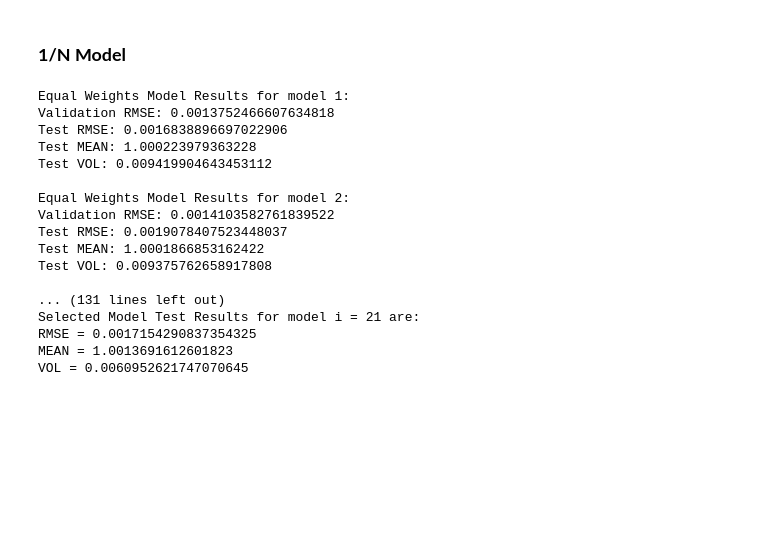
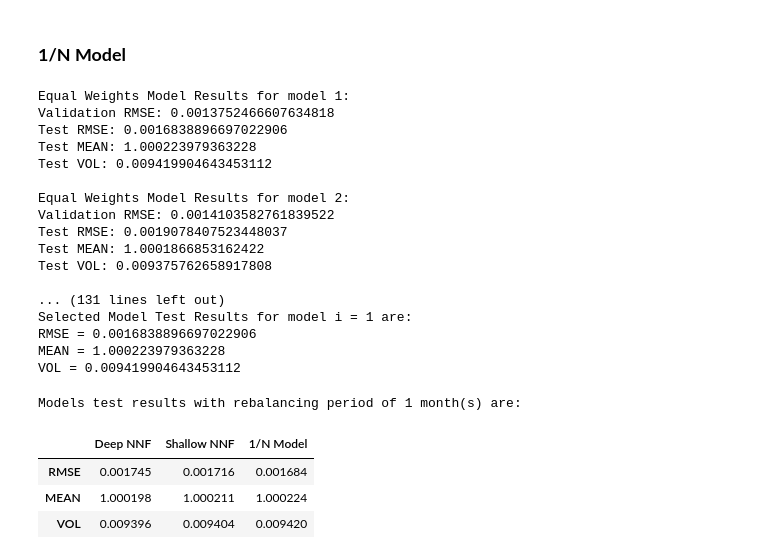
Before and after one commit to hamidreza-rhz/Index-tracking-portfolio-optimization-using-deep-learning, a Jupyter notebook: mlp build.ipynb, the cells around one changed output. Drawn from its saved outputs; the diff is of its cells as text; code cells hidden in the pictures; blank space fills up the shorter version.

Commit message:
test results dataframe with every models

```diff
--- a/mlp build.ipynb
+++ b/mlp build.ipynb
@@ -300,8 +300,8 @@ def train_shallow_nnf(x_train, y_train, i):
     print(f'Training time: {training_time}')
 # %%
 #shallow nnf
-valid_rmse_list = []
-test_results = []
+shallow_nnf_valid_rmse_list = []
+shallow_nnf_test_results = []
 
 for i in range(24):
     x_train = data_process(date_slicer(df, '2014-07-01', 36, i))
@@ -312,14 +312,14 @@ for i in range(24):
     y_test = data_process(date_slicer(df_sp, '2018-01-01', 1, i))
 
     train_shallow_nnf(x_train, y_train, i)
-    valid_rmse_list.append(valid_fun(x_valid, i, shallow_NNF))
-    test_results.append(test_fun(x_test, i, shallow_NNF))
+    shallow_nnf_valid_rmse_list.append(valid_fun(x_valid, i, shallow_NNF))
+    shallow_nnf_test_results.append(test_fun(x_test, i, shallow_NNF))
     shallow_NNF.reset_parameters()
 
 # print(f'\nMin Valid RMSE is: {min(valid_rmse_list)} for model i = {(deep_best_result_index)+1}')
 print('Selected Model Test Results for model i =', (deep_best_result_index)+1, 'are: ')
-print('RMSE =', test_results[(deep_best_result_index)]['RMSE'])
-print('MEAN =', test_results[(deep_best_result_index)]['MEAN'])
-print('VOL =', test_results[(deep_best_result_index)]['VOL'])
+print('RMSE =', shallow_nnf_test_results[(deep_best_result_index)]['RMSE'])
+print('MEAN =', shallow_nnf_test_results[(deep_best_result_index)]['MEAN'])
+print('VOL =', shallow_nnf_test_results[(deep_best_result_index)]['VOL'])
 # %% [output]
 Shallow NNF Training & Results for model 1:
@@ -342,8 +342,8 @@ VOL = 0.020860649608281958
 # %% [markdown]
 ### **1/N Model**
 # %%
-valid_rmse_list = []
-test_results = []
+equal_w_model_valid_rmse_list = []
+equal_w_model_test_results = []
 
 for i in range(24):
     print(f'\nEqual Weights Model Results for model {i+1}:')
@@ -354,13 +354,13 @@ for i in range(24):
     x_test = data_process(date_slicer(df, '2018-01-01', 1, i))
     y_test = data_process(date_slicer(df_sp, '2018-01-01', 1, i))
 
-    valid_rmse_list.append(valid_fun(x_valid, i, equal_w_model))
-    test_results.append(test_fun(x_test, i, equal_w_model))
+    equal_w_model_valid_rmse_list.append(valid_fun(x_valid, i, equal_w_model))
+    equal_w_model_test_results.append(test_fun(x_test, i, equal_w_model))
 
 print('Selected Model Test Results for model i =', (deep_best_result_index)+1, 'are: ')
-print('RMSE =', test_results[(deep_best_result_index)]['RMSE'])
-print('MEAN =', test_results[(deep_best_result_index)]['MEAN'])
-print('VOL =', test_results[(deep_best_result_index)]['VOL'])
+print('RMSE =', equal_w_model_test_results[(deep_best_result_index)]['RMSE'])
+print('MEAN =', equal_w_model_test_results[(deep_best_result_index)]['MEAN'])
+print('VOL =', equal_w_model_test_results[(deep_best_result_index)]['VOL'])
 # %% [output]
 Equal Weights Model Results for model 1:
 Validation RMSE: 0.0013752466607634818
@@ -375,7 +375,7 @@ Test MEAN: 1.0001866853162422
 Test VOL: 0.009375762658917808
 
 ... (131 lines left out)
-Selected Model Test Results for model i = 21 are:
-RMSE = 0.0017154290837354325
-MEAN = 1.0013691612601823
-VOL = 0.0060952621747070645
+Selected Model Test Results for model i = 1 are:
+RMSE = 0.0016838896697022906
+MEAN = 1.000223979363228
+VOL = 0.009419904643453112
@@ -388,0 +382,19 @@ VOL = 0.0060952621747070645
+# %%
+# print test results
+print(f'Models test results with rebalancing period of {rbp} month(s) are: ')
+deep_temp = pd.DataFrame(deep_nnf_test_results)
+deep_temp = deep_temp.iloc[deep_best_result_index]
+shallow_temp = pd.DataFrame(shallow_nnf_test_results)
+shallow_temp = shallow_temp.iloc[deep_best_result_index]
+equal_w_temp = pd.DataFrame(equal_w_model_test_results)
+equal_w_temp = equal_w_temp.iloc[deep_best_result_index]
+
+final_result = pd.concat([deep_temp, shallow_temp, equal_w_temp], axis=1, join='inner')
+final_result.columns = ['Deep NNF', 'Shallow NNF', '1/N Model']
+final_result
+# %% [output]
+Models test results with rebalancing period of 1 month(s) are:
+|  | Deep NNF | Shallow NNF | 1/N Model |
+| RMSE | 0.001745 | 0.001716 | 0.001684 |
+| MEAN | 1.000198 | 1.000211 | 1.000224 |
+| VOL | 0.009396 | 0.009404 | 0.009420 |
```
Also changed, not shown: parts of 6 cells of this notebook.
